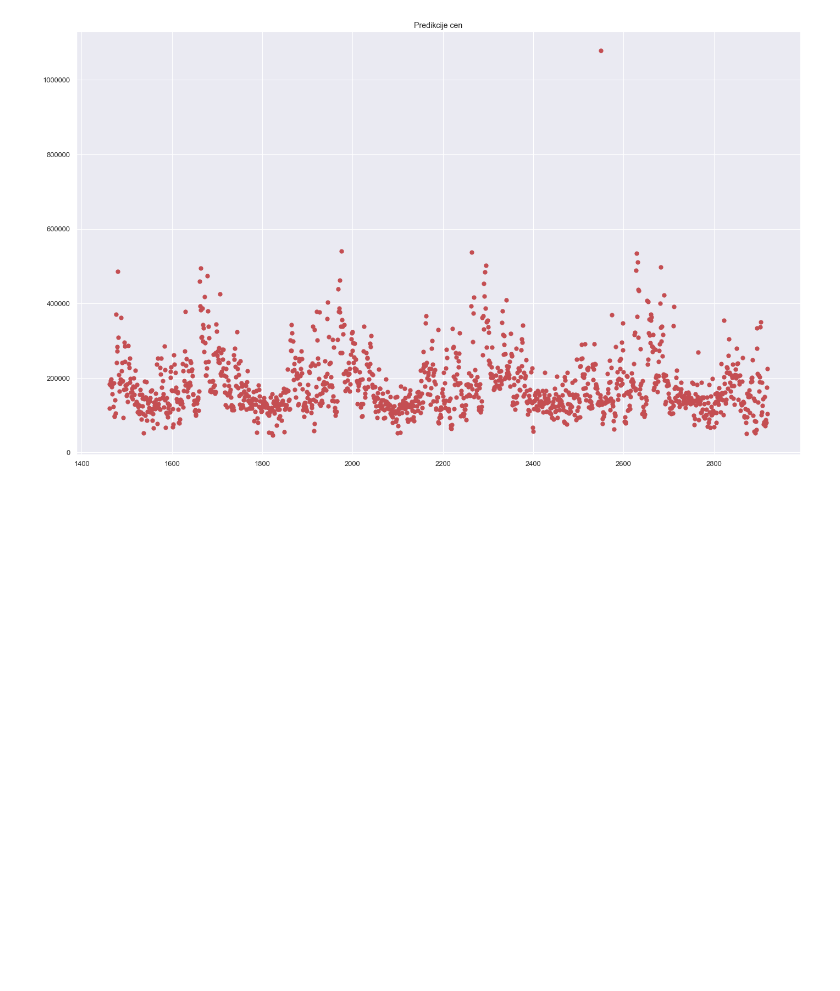
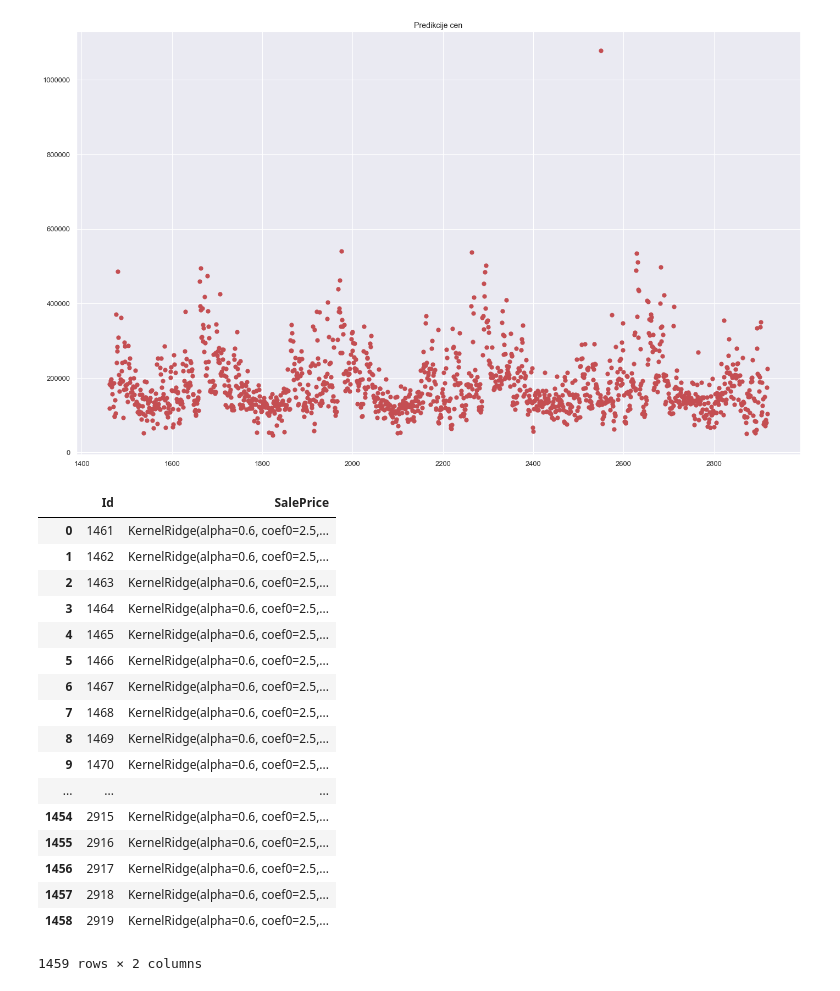
Before and after one commit to amadej10/PR19ASDBJCBZ, a Jupyter notebook: NapovedovanjeCen.ipynb, the cells around one changed output. Saved outputs shown, nothing was run; the diff lists cells and outputs as text; code cells hidden in the pictures; blank space fills up the shorter version.

Commit message:
dodan seznam napovedi

```diff
--- a/NapovedovanjeCen.ipynb
+++ b/NapovedovanjeCen.ipynb
@@ -224,3 +224,28 @@ plt.title('Predikcije cen')
 plt.show();
 # %% [output]
 [figure]
+# %%
+napovedi = pd.DataFrame()
+napovedi['Id'] = test_ID
+napovedi['SalePrice'] = KRRMd
+# %%
+napovedi
+# %% [output]
+|  | Id | SalePrice |
+| 0 | 1461 | KernelRidge(alpha=0.6, coef0=2.5,... |
+| 1 | 1462 | KernelRidge(alpha=0.6, coef0=2.5,... |
+| 2 | 1463 | KernelRidge(alpha=0.6, coef0=2.5,... |
+| 3 | 1464 | KernelRidge(alpha=0.6, coef0=2.5,... |
+| 4 | 1465 | KernelRidge(alpha=0.6, coef0=2.5,... |
+| 5 | 1466 | KernelRidge(alpha=0.6, coef0=2.5,... |
+| 6 | 1467 | KernelRidge(alpha=0.6, coef0=2.5,... |
+| 7 | 1468 | KernelRidge(alpha=0.6, coef0=2.5,... |
+| 8 | 1469 | KernelRidge(alpha=0.6, coef0=2.5,... |
+| 9 | 1470 | KernelRidge(alpha=0.6, coef0=2.5,... |
+| ... | ... | ... |
+| 1454 | 2915 | KernelRidge(alpha=0.6, coef0=2.5,... |
+| 1455 | 2916 | KernelRidge(alpha=0.6, coef0=2.5,... |
+| 1456 | 2917 | KernelRidge(alpha=0.6, coef0=2.5,... |
+| 1457 | 2918 | KernelRidge(alpha=0.6, coef0=2.5,... |
+| 1458 | 2919 | KernelRidge(alpha=0.6, coef0=2.5,... |
+1459 rows × 2 columns
```
